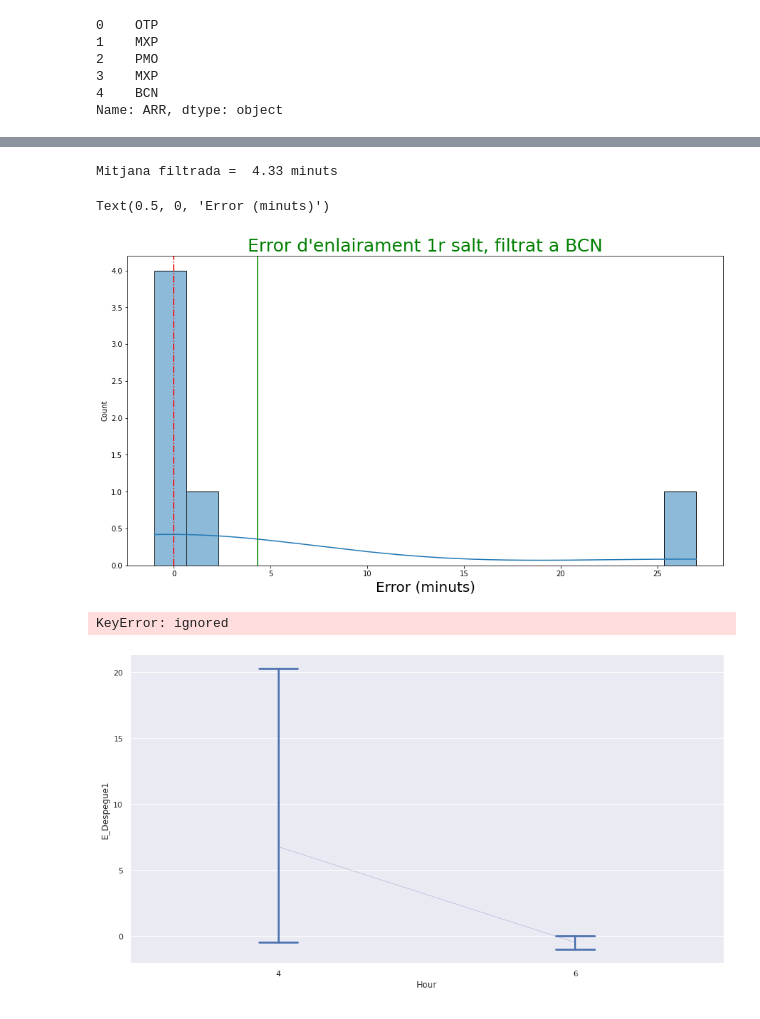
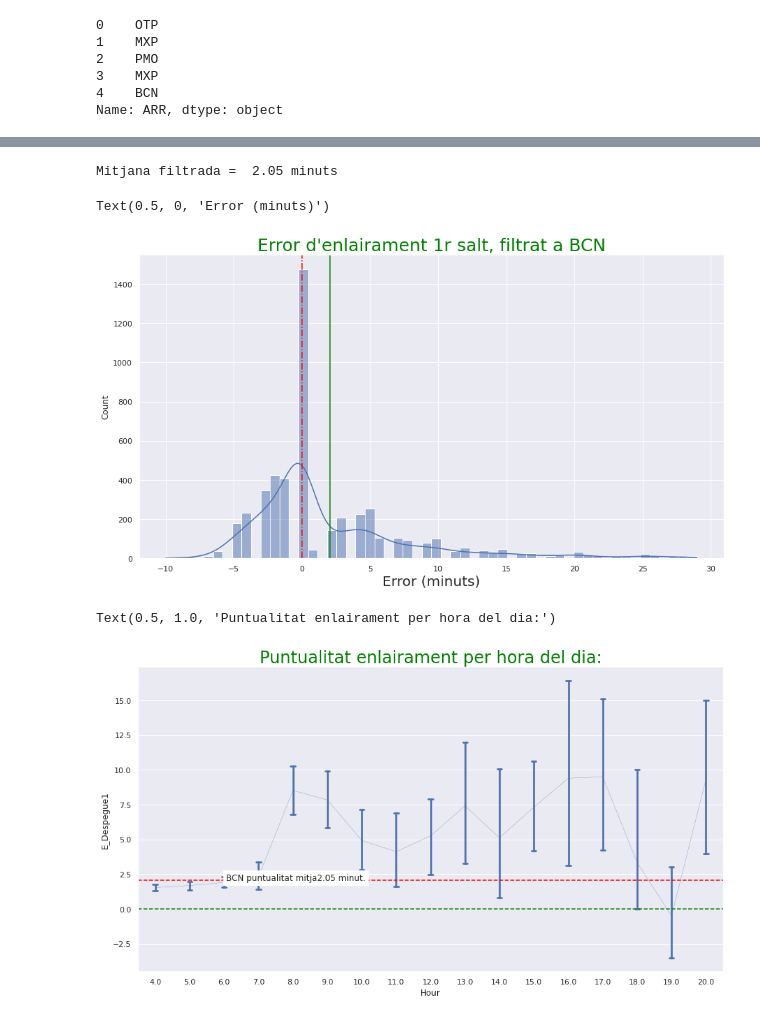
Before and after one commit to JMML2021/Entrega-projecte-final, a Jupyter notebook: Calculo_Ryainair2019ipynb.ipynb, the cells around one changed output, grey strips where cells are left out. Saved outputs shown, nothing was run; the diff lists cells and outputs as text; code cells hidden in the pictures.

```diff
--- a/Calculo_Ryainair2019ipynb.ipynb
+++ b/Calculo_Ryainair2019ipynb.ipynb
@@ -20,7 +20,7 @@ from datetime import timedelta
 import matplotlib.pyplot as plt
 # %%
 path= '/content/drive/MyDrive/Ficheros de Vueling/2019RyanairCORTO.xlsx'
-#path= '/content/drive/MyDrive/Ficheros de Vueling/2019Ryanair.xlsx'
+path= '/content/drive/MyDrive/Ficheros de Vueling/2019Ryanair.xlsx'
 # %%
 # Abrir fichero de Github.
 
@@ -250,30 +256,30 @@ print('Mitjana filtrada = ', mediaFiltrada, 'minuts')
 #print(df2[['Secuencia', 'E_Despegue', 'AeropuertoKey1' ]])
 p.set_xlabel("Error (minuts)", fontsize = 20)
 # %% [output]
-Mitjana filtrada =  4.33 minuts
+Mitjana filtrada =  2.05 minuts
 Text(0.5, 0, 'Error (minuts)')
-[figure, old version]
+[figure, new version]
 # %%
 # Intervalos de Confianza por aeropuerto
 
 sns.set_theme(style="darkgrid")
 #tips = sns.df1("tips")
 sns.set(rc = {'figure.figsize':(15,8)})
 # Tamaño de la imagen
 ax = sns.pointplot(x='Hour', y = "E_Despegue1", data= df2, scale=.1, kind = "point", capsize=0.13)
 
-puntualidadBCN = round((df2['E_Despegue'].mean()),2)#
+puntualidadBCN = round((df2['E_Despegue1'].mean()),2)#
 
 ax.axhline(puntualidadBCN, color="red", linestyle = '--', label="ooas")       # Linea 0 verde
 ax.axhline(0, color="green", linestyle = '--')
 
 
 textoBCN = "BCN puntualitat mitja"+ str(puntualidadBCN) + ' minut.'
 ax.text(puntualidadBCN ,puntualidadBCN , textoBCN, backgroundcolor='w')
 
 ax.set_title('Puntualitat enlairament per hora del dia:', fontsize = 24, color= 'green')
 # %% [output]
-KeyError: ignored
+Text(0.5, 1.0, 'Puntualitat enlairament per hora del dia:')
-[figure, old version]
+[figure, new version]
 # %%
 df1
```
Also changed, not shown: parts of 20 cells of this notebook.
